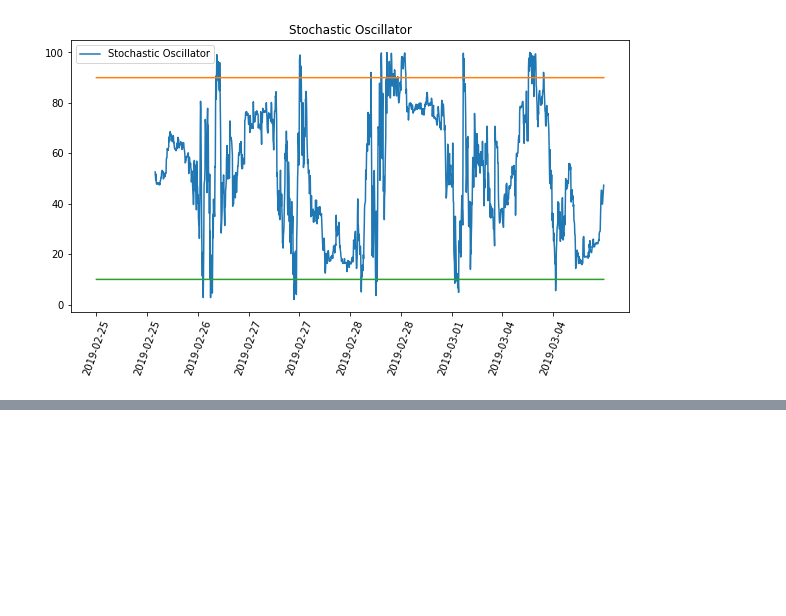
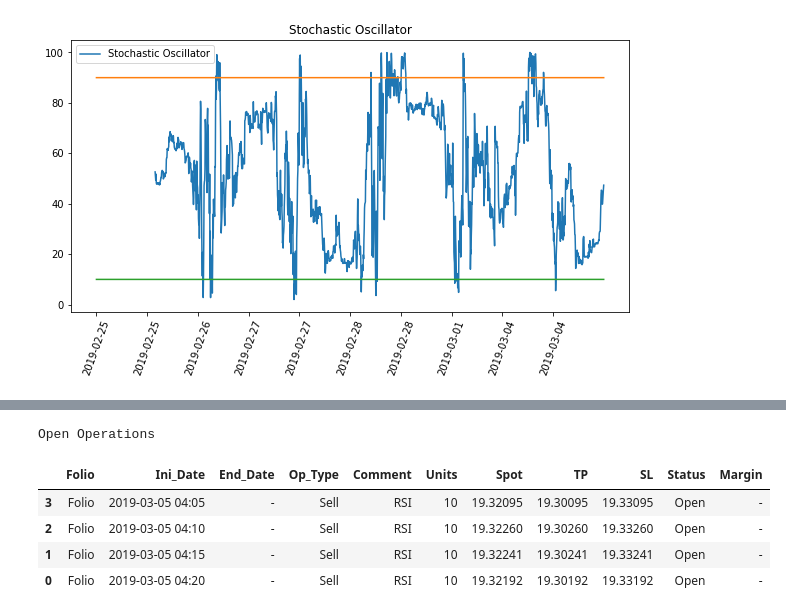
Before and after one commit to valenescobar/lab1_p1_eq4, a Jupyter notebook: lab2_pt1_eq3.ipynb, the cells around one changed output, grey strips where cells are left out. Drawn from its saved outputs; the diff is of its cells as text; code cells hidden in the pictures; blank space fills up the shorter version.

```diff
--- a/lab2_pt1_eq3.ipynb
+++ b/lab2_pt1_eq3.ipynb
@@ -183,0 +300,10 @@ plt.show()
+# %%
+print('Open Operations')
+df2_Ops[df2_Ops['Status'] == 'Open']
+# %% [output]
+Open Operations
+|  | Folio | Ini_Date | End_Date | Op_Type | Comment | Units | Spot | TP | SL | Status | Margin |
+| 3 | Folio | 2019-03-05 04:05 | - | Sell | RSI | 10 | 19.32095 | 19.30095 | 19.33095 | Open | - |
+| 2 | Folio | 2019-03-05 04:10 | - | Sell | RSI | 10 | 19.32260 | 19.30260 | 19.33260 | Open | - |
+| 1 | Folio | 2019-03-05 04:15 | - | Sell | RSI | 10 | 19.32241 | 19.30241 | 19.33241 | Open | - |
+| 0 | Folio | 2019-03-05 04:20 | - | Sell | RSI | 10 | 19.32192 | 19.30192 | 19.33192 | Open | - |
```
Also changed, not shown: parts of 15 cells of this notebook.
